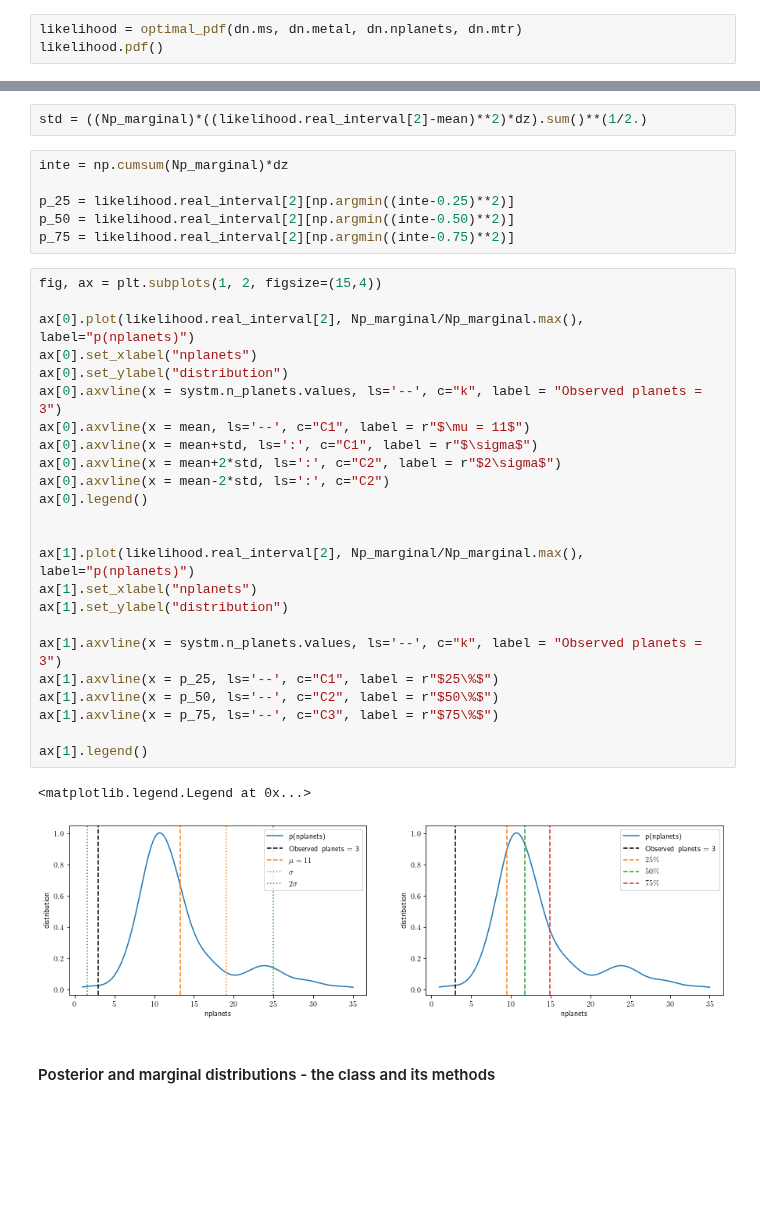
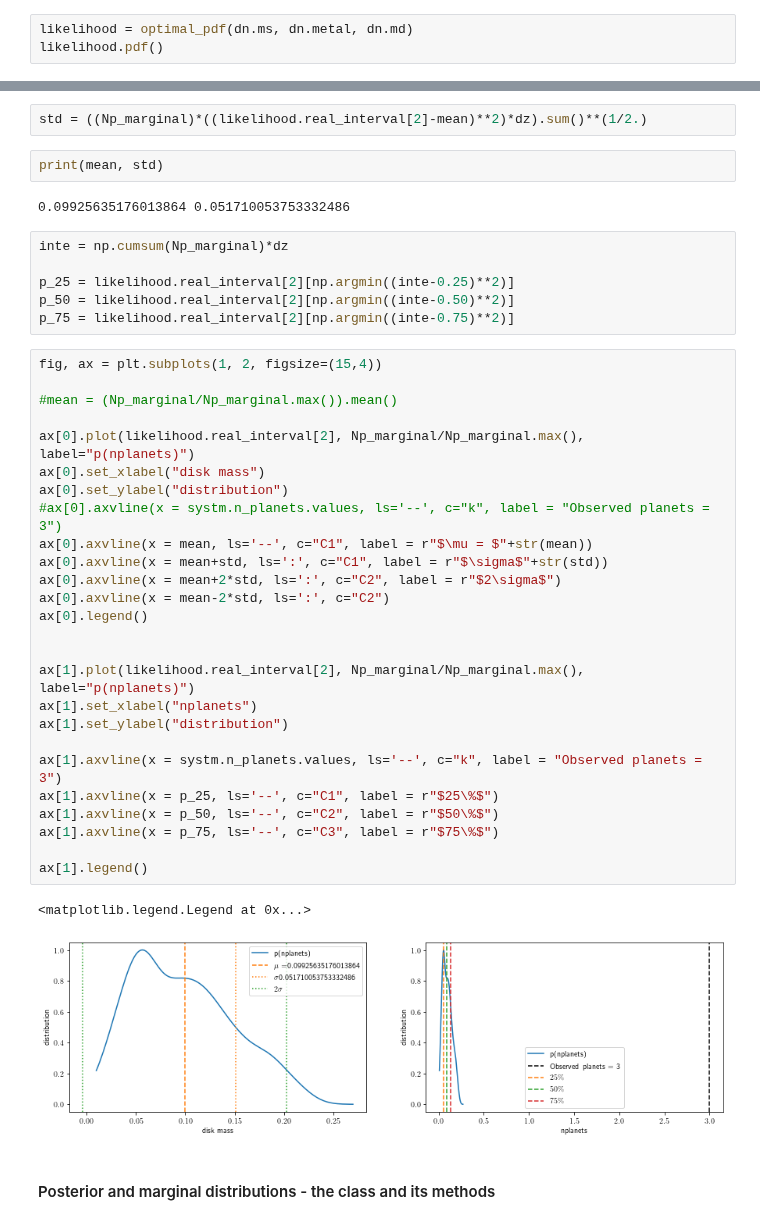
Before and after one commit to fjbautistas/kde_example, a Jupyter notebook: Marginal_Distributions.ipynb, the cells around one changed output, grey strips where cells are left out. Cells and saved outputs as stored; diff of their text form; blank space fills up the shorter version.

Commit message:
print mu and std in some examples

```diff
--- a/Marginal_Distributions.ipynb
+++ b/Marginal_Distributions.ipynb
@@ -168,7 +166,7 @@ Importing Jupyter notebook from bandwidths.ipynb
 # %% [markdown]
 In this example we take the variables `dng.ms`, `dng.metal` and `dng.nplanets`
 # %%
-likelihood = optimal_pdf(dn.ms, dn.metal, dn.nplanets, dn.mtr)
+likelihood = optimal_pdf(dn.ms, dn.metal, dn.md)
 likelihood.pdf()
 # %%
 #likelihood.pdf_std
@@ -456,6 +454,10 @@ dz = likelihood.real_interval[2][1]-likelihood.real_interval[2][0]
 mean = (Np_marginal*likelihood.real_interval[2]*(dz)).sum()
 # %%
 std = ((Np_marginal)*((likelihood.real_interval[2]-mean)**2)*dz).sum()**(1/2.)
+# %%
+print(mean, std)
+# %% [output]
+0.09925635176013864 0.051710053753332486
 # %%
 inte = np.cumsum(Np_marginal)*dz
 
@@ -465,30 +467,32 @@ p_75 = likelihood.real_interval[2][np.argmin((inte-0.75)**2)]
 # %%
 fig, ax = plt.subplots(1, 2, figsize=(15,4))
 
+#mean = (Np_marginal/Np_marginal.max()).mean()
+
 ax[0].plot(likelihood.real_interval[2], Np_marginal/Np_marginal.max(), label="p(nplanets)")
-ax[0].set_xlabel("nplanets")
+ax[0].set_xlabel("disk mass")
 ax[0].set_ylabel("distribution")
-ax[0].axvline(x = systm.n_planets.values, ls='--', c="k", label = "Observed planets = 3")
-ax[0].axvline(x = mean, ls='--', c="C1", label = r"$\mu = 11$")
-ax[0].axvline(x = mean+std, ls=':', c="C1", label = r"$\sigma$")
+#ax[0].axvline(x = systm.n_planets.values, ls='--', c="k", label = "Observed planets = 3")
+ax[0].axvline(x = mean, ls='--', c="C1", label = r"$\mu = $"+str(mean))
+ax[0].axvline(x = mean+std, ls=':', c="C1", label = r"$\sigma$"+str(std))
 ax[0].axvline(x = mean+2*std, ls=':', c="C2", label = r"$2\sigma$")
 ax[0].axvline(x = mean-2*std, ls=':', c="C2")
 ax[0].legend()
 
 
 ax[1].plot(likelihood.real_interval[2], Np_marginal/Np_marginal.max(), label="p(nplanets)")
 ax[1].set_xlabel("nplanets")
 ax[1].set_ylabel("distribution")
 
 ax[1].axvline(x = systm.n_planets.values, ls='--', c="k", label = "Observed planets = 3")
 ax[1].axvline(x = p_25, ls='--', c="C1", label = r"$25\%$")
 ax[1].axvline(x = p_50, ls='--', c="C2", label = r"$50\%$")
 ax[1].axvline(x = p_75, ls='--', c="C3", label = r"$75\%$")
 
 ax[1].legend()
 # %% [output]
 <matplotlib.legend.Legend at 0x...>
-[figure, old version]
+[figure, new version]
 # %% [markdown]
 #### Posterior and marginal distributions - the class and its methods
 # %%
```
Also changed, not shown: parts of 4 cells of this notebook, 1 other file.
